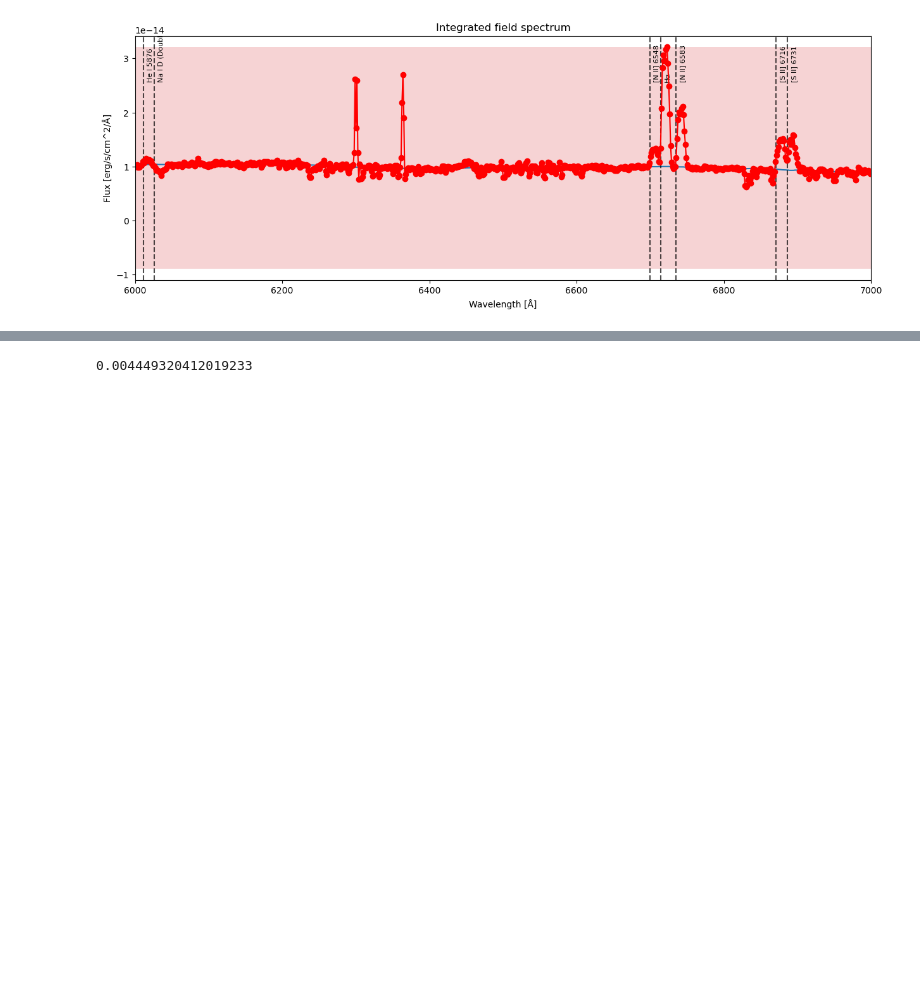
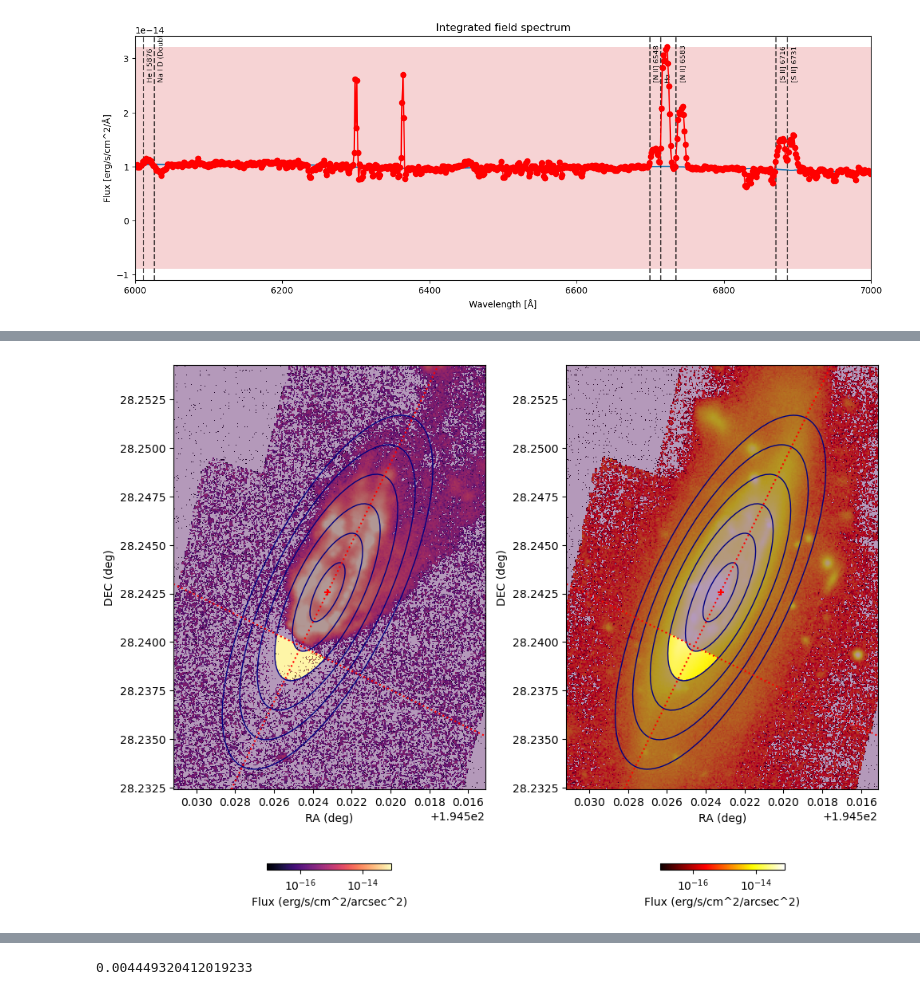
Before and after one commit to robertoinfurna/GALAXIES, a Jupyter notebook: RPS/NGC 4848.ipynb, the cells around one changed output, grey strips where cells are left out. Saved outputs shown, nothing was run; the diff lists cells and outputs as text; code cells hidden in the pictures; blank space fills up the shorter version.

```diff
--- a/RPS/NGC 4848.ipynb
+++ b/RPS/NGC 4848.ipynb
@@ -311 +312,64 @@ plt.show()
+# %%
+from matplotlib.colors import LogNorm
+from matplotlib.patches import Ellipse
+
+fig, ax = plt.subplots(1, 2, figsize=(10, 10))  # Adjust the size for better appearance
+ax = ax.flatten()
+
+# Define color normalization for logarithmic scaling
+norm = LogNorm(np.nanquantile(integrated_Ha[integrated_Ha>0], 0.01), vmax=np.nanquantile(integrated_Ha, 0.99))
+
+# Plotting the integrated Ha
+cmap = plt.cm.magma
+cmap.set_bad(color='white')
+im0 = ax[0].imshow(integrated_Ha, extent=[ra_min, ra_max, dec_min, dec_max], origin='lower', cmap=cmap, norm=norm)
+ax[0].set_xlabel("RA (deg)")  # Label for X-axis
+ax[0].set_ylabel("DEC (deg)")  # Label for Y-axis
+
+# Plotting the integrated continuum near Ha
+im1 = ax[1].imshow(integrated_continuum_near_Ha, extent=[ra_min, ra_max, dec_min, dec_max], origin='lower', cmap='hot', norm=norm)
+ax[1].set_xlabel("RA (deg)")  # Label for X-axis
+ax[1].set_ylabel("DEC (deg)")  # Label for Y-axis
+
+cbar0 = fig.colorbar(im0, ax=ax[0], location='bottom', shrink=0.4, pad = 0.1)
+cbar1 = fig.colorbar(im1, ax=ax[1], location='bottom', shrink=0.4, pad = 0.1)
+
+cbar0.set_label("Flux (erg/s/cm^2/arcsec^2)")
+cbar1.set_label("Flux (erg/s/cm^2/arcsec^2)")
+
+# Create ellipses and add them to the plot
+for i in range(1, n):
+    a = width * i                # semimajor axis
+    b = a * np.sqrt(1-e**2)
+
+    for k in range(2):
+        ellipse = Ellipse(center, a*2, b*2, angle=angle, edgecolor='navy', facecolor='none')
+        ax[k].add_patch(ellipse)
+        #x_text = center[0] + a * np.cos(np.radians(angle)) - 5
+        #y_text = m_semimajor_axis * (x_text - center[0]) + center[1]
+        #ax[k].text(x_text,y_text, i, fontsize=15, zorder=1, clip_on=True,c='navy')
+
+ax[0].scatter(center[0], center[1], marker='+', c='red')
+ax[1].scatter(center[0], center[1], marker='+', c='red')
+ax[0].plot(x,y_semi,linestyle=':',c='red')
+ax[1].plot(x,y_semi,linestyle=':',c='red')
+ax[0].plot(x,y_line,linestyle=':',c='red')
+ax[1].plot(x,y_line,linestyle=':',c='red')
+
+ax[0].imshow(masks[2], extent=[ra_min, ra_max, dec_min, dec_max], origin='lower', interpolation='none', alpha=0.4) #cmap=cmaps[i-1]
+ax[1].imshow(masks[2], extent=[ra_min, ra_max, dec_min, dec_max], origin='lower', interpolation='none', alpha=0.4) #cmap=cmaps[i-1]
+
+for k in range(2):
+    ax[k].set_xlim(ra_min,ra_max)
+    ax[k].set_ylim(dec_min,dec_max)
+    #ax[k].set_xlim(194.5+0.03,194.5+0.022)
+    #ax[k].set_ylim(28.235,28.243)
+    #ax[k].grid()
+
+
+# Adjusting layout to make it fit better
+plt.tight_layout(rect=[0, 0, 1, 0.96])  # Adjust the tight_layout to leave space for colorbars
+plt.show()
+# %% [output]
+[figure, added]
 # %%
```
Also changed, not shown: parts of 15 cells of this notebook, 1 other file.
